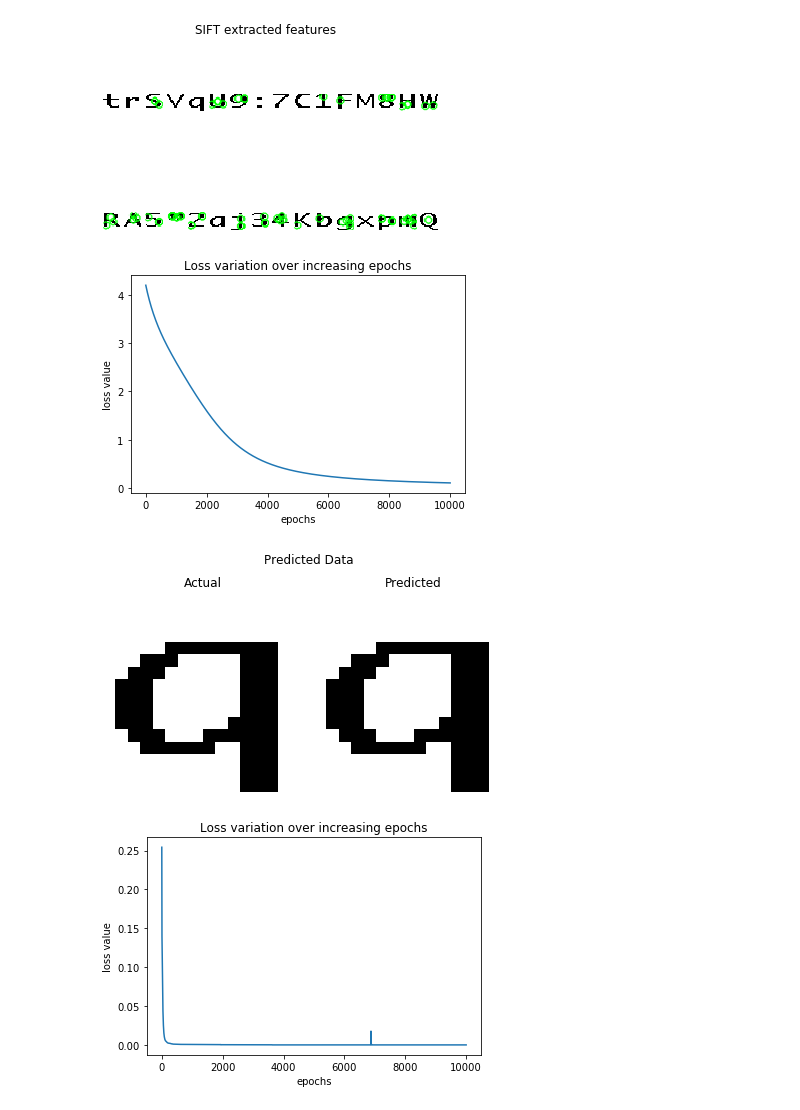
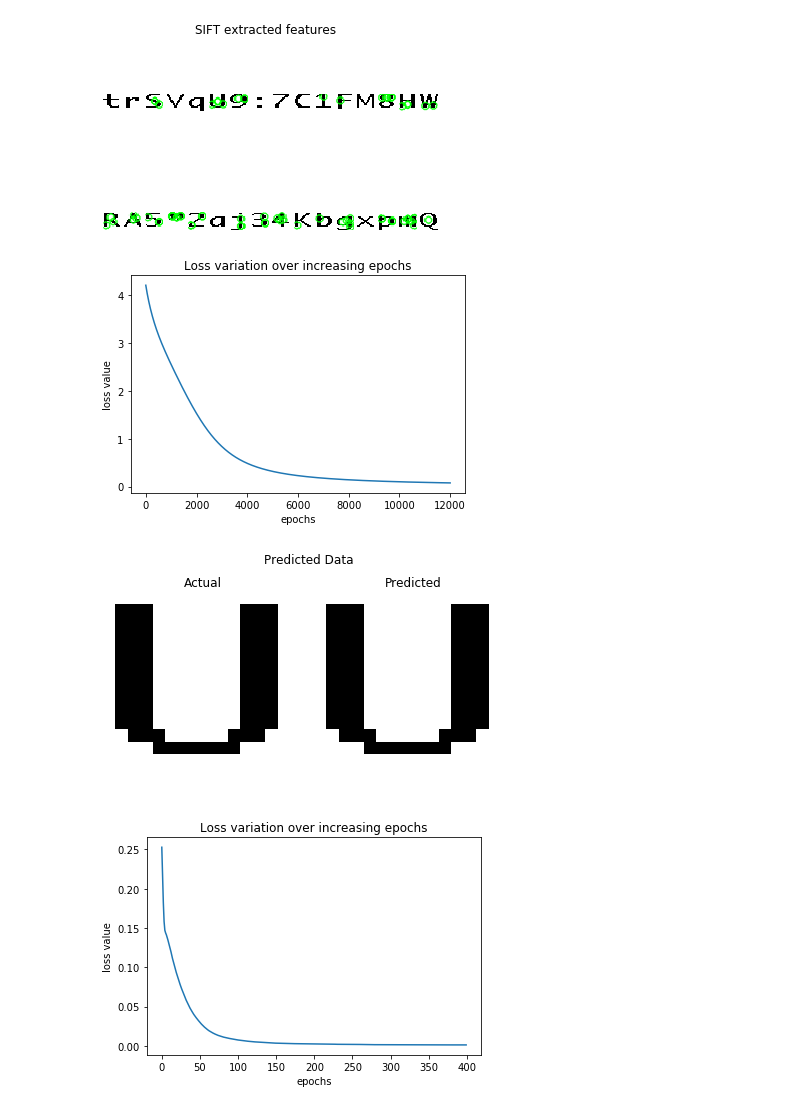
Before and after one commit to l3b3dev/digits-nn, a Jupyter notebook: assignment2.ipynb, the cells around one changed output. Drawn from its saved outputs; the diff is of its cells as text; code cells hidden in the pictures.

```diff
--- a/assignment2.ipynb
+++ b/assignment2.ipynb
@@ -163,7 +163,7 @@ class Plotter:
         plt.figure(figsize=(8, 8))
         lw = 1
 
-        colors = cycle(['aqua', 'darkorange', 'cornflowerblue', 'yellow', 'blue', 'red'])
+        colors = cycle(['aqua', 'darkorange', 'cornflowerblue', 'yellow', 'blue', 'red', 'green','pink'])
         for (noise, (actuals, class_probabilities)), color in zip(probs.items(), colors):
             fpr, tpr, _ = roc_curve(actuals, class_probabilities)
             roc_auc = auc(fpr, tpr)
@@ -395,7 +395,7 @@ class TrainingPipeline:
         model, loss_func, opt = self.get_model(approach_number)
 
         loss_history = self.train(x_train_f, labels[approach_number - 1],
-                                  model, opt, loss_func)
+                                  model, opt, loss_func, 12000 if approach_number == 1 else 400)
         Plotter.plot_losses(loss_history)
 
         y_test_pred = self.predict(approach_number, model, x_train_f[0], x_test)
@@ -533,5 +533,5 @@ for idx, model in enumerate(models):
 [figure]
 [figure]
-[figure, old version]
+[figure, new version]
-[figure, old version]
+[figure, new version]
-[figure, old version]
+[figure, new version]
```
Also changed, not shown: parts of 1 cell of this notebook, 3 other files.
